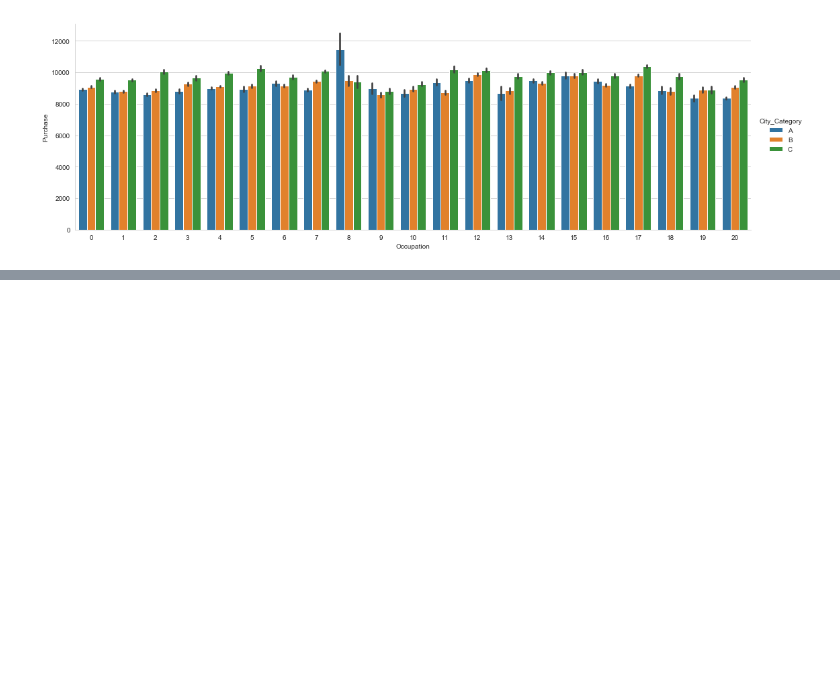
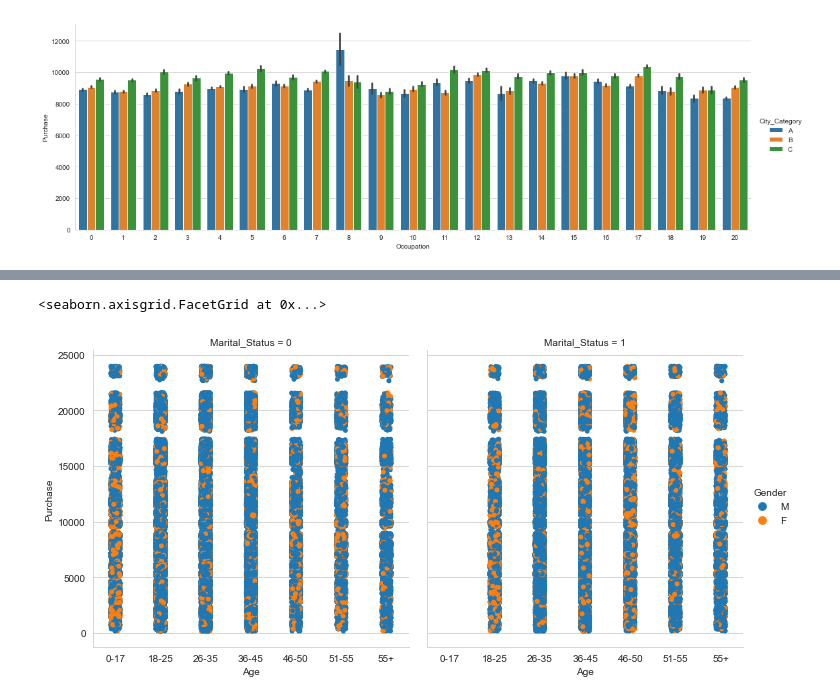
Before and after one commit to fso976/blackfriday, a Jupyter notebook: exploratory_data_analysis_final.ipynb, the cells around one changed output, grey strips where cells are left out. Drawn from its saved outputs; the diff is of its cells as text; code cells hidden in the pictures; blank space fills up the shorter version.

```diff
--- a/exploratory_data_analysis_final.ipynb
+++ b/exploratory_data_analysis_final.ipynb
@@ -257,0 +262,12 @@ Name: Purchase, dtype: float64
+# %%
+
+sns.catplot(x = 'Age',
+           y = 'Purchase',
+           hue = 'Gender',
+           col = 'Marital_Status',
+           order = ['0-17', '18-25','26-35', '36-45','46-50', '51-55','55+'],
+           hue_order = ['M', 'F'],
+           data = df)
+# %% [output]
+<seaborn.axisgrid.FacetGrid at 0x...>
+[figure, added]
```
Also changed, not shown: parts of 10 cells of this notebook.
